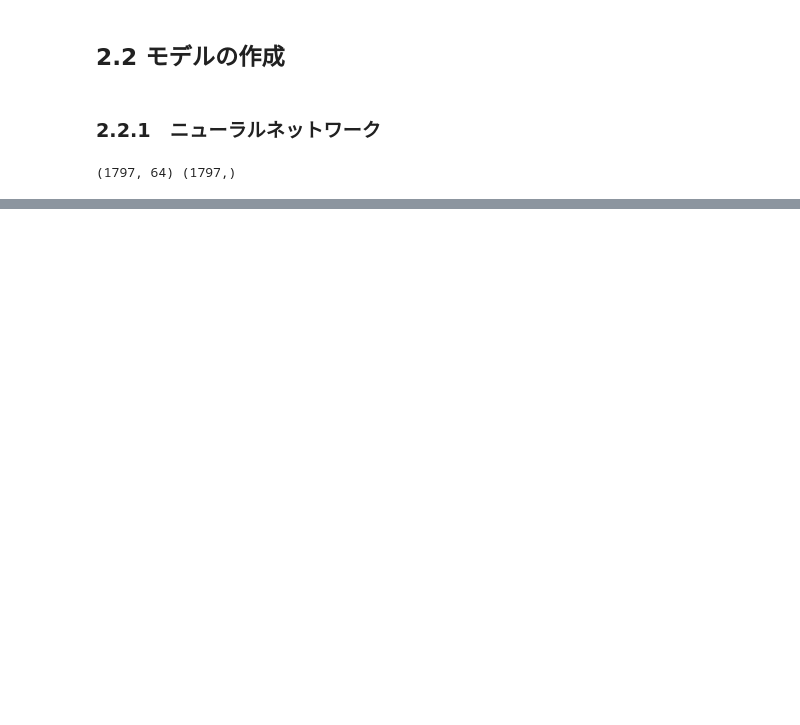
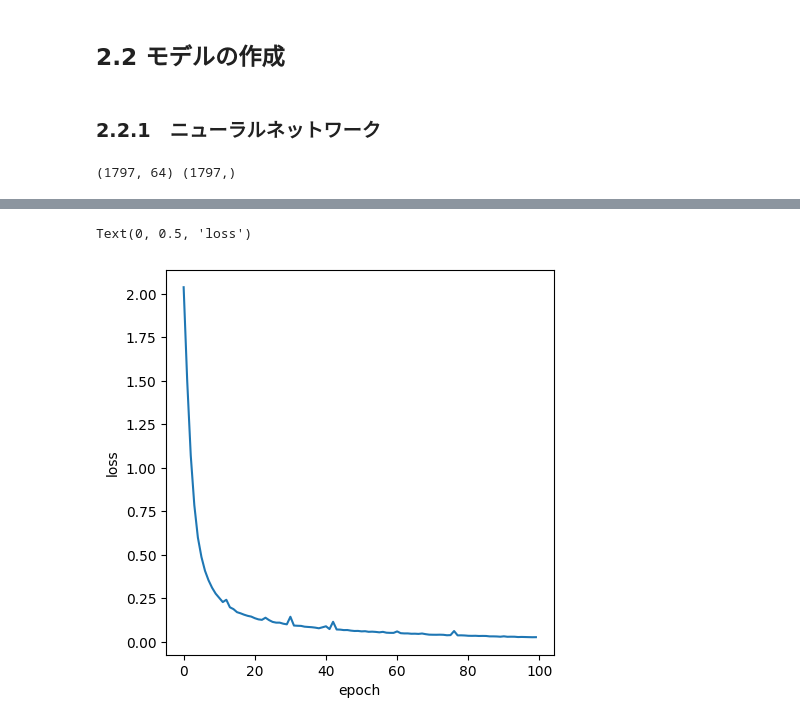
Before and after one commit to y-sh-ml/Books, a Jupyter notebook: Kaggle に挑む深層学習プログラミングの極意/2.02 モデルの作成.ipynb, the cells around one changed output, grey strips where cells are left out. Cells and saved outputs as stored; diff of their text form; code cells hidden in the pictures; blank space fills up the shorter version.

```diff
--- a/Kaggle に挑む深層学習プログラミングの極意/2.02 モデルの作成.ipynb
+++ b/Kaggle に挑む深層学習プログラミングの極意/2.02 モデルの作成.ipynb
@@ -61,3 +100,6 @@ Text(0, 0.5, 'loss')
+# %%
+seed_torch()
+device = torch.device('cuda:0' if torch.cuda.is_available() else 'cpu')
 # %%
 digits = load_digits()
 X = digits.data
@@ -65,5 +107,6 @@ y = digits.target
 
 X = torch.tensor(X, dtype=torch.float32)
 y = torch.tensor(y, dtype=torch.int64)
+
 dataset = TensorDataset(X, y)
-dataloader = DataLoader(dataset, batch_size=64, shuffle=False)
+train_loader = DataLoader(dataset, batch_size=64, shuffle=True)
@@ -94,0 +113,25 @@ def train_1epoch(model, train_loader, lossfun, optimizer, device):
+# %%
+model = nn.Sequential(
+    nn.Linear(64, 32),
+    nn.ReLU(),
+    nn.Linear(32, 16),
+    nn.ReLU(),
+    nn.Linear(16, 10)
+)
+
+model = model.to(device)
+lossfun = nn.CrossEntropyLoss()
+optimizer = optim.SGD(model.parameters(), lr=0.01)
+# %%
+losses = []
+
+for ep in range(100):
+  avg_acc, avg_loss = train_1epoch(model, train_loader, lossfun, optimizer, device)
+  losses.append(avg_loss)
+# %%
+plt.plot(losses)
+plt.xlabel('epoch')
+plt.ylabel('loss')
+# %% [output]
+Text(0, 0.5, 'loss')
+[figure, added]
```
Also changed, not shown: parts of 7 cells of this notebook.
